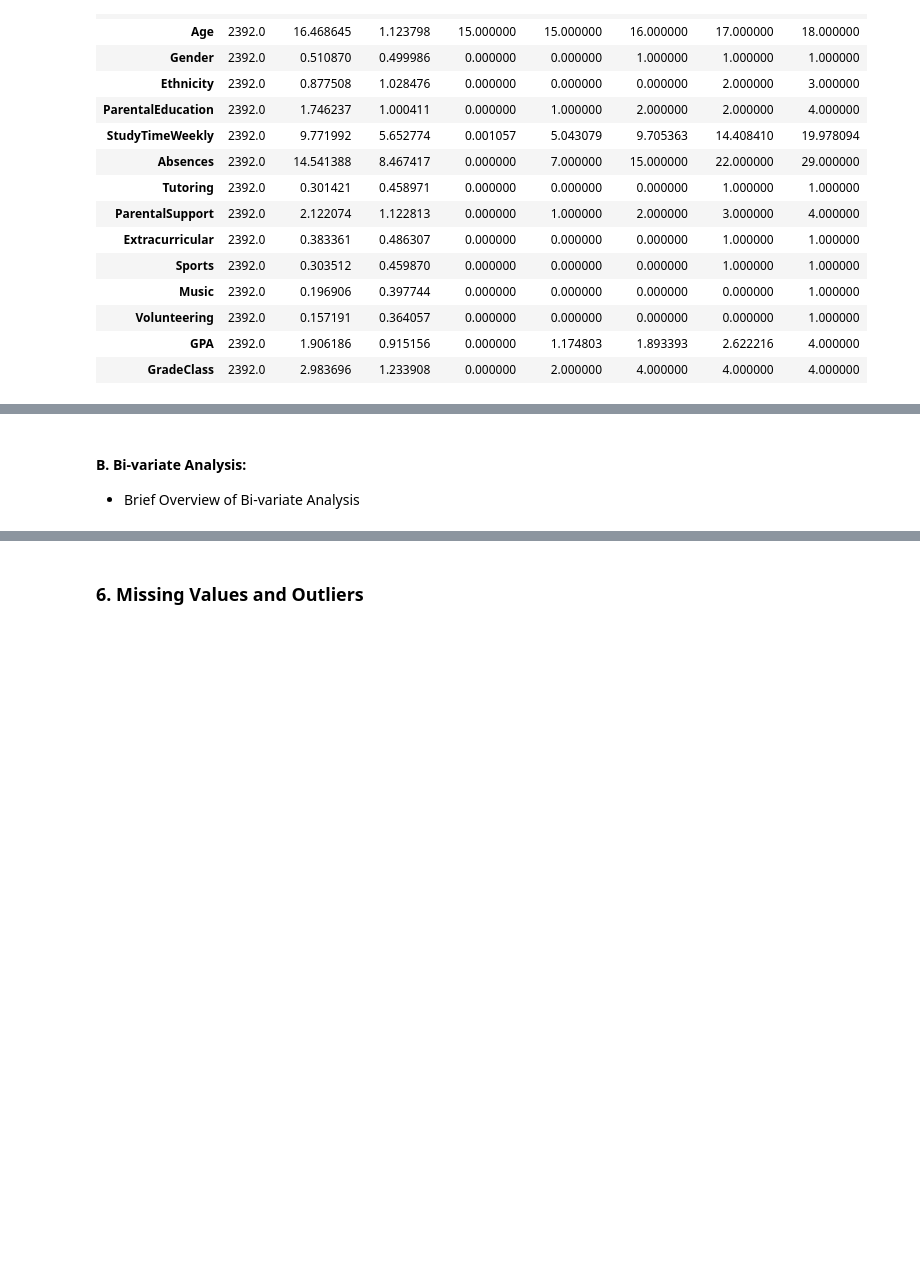
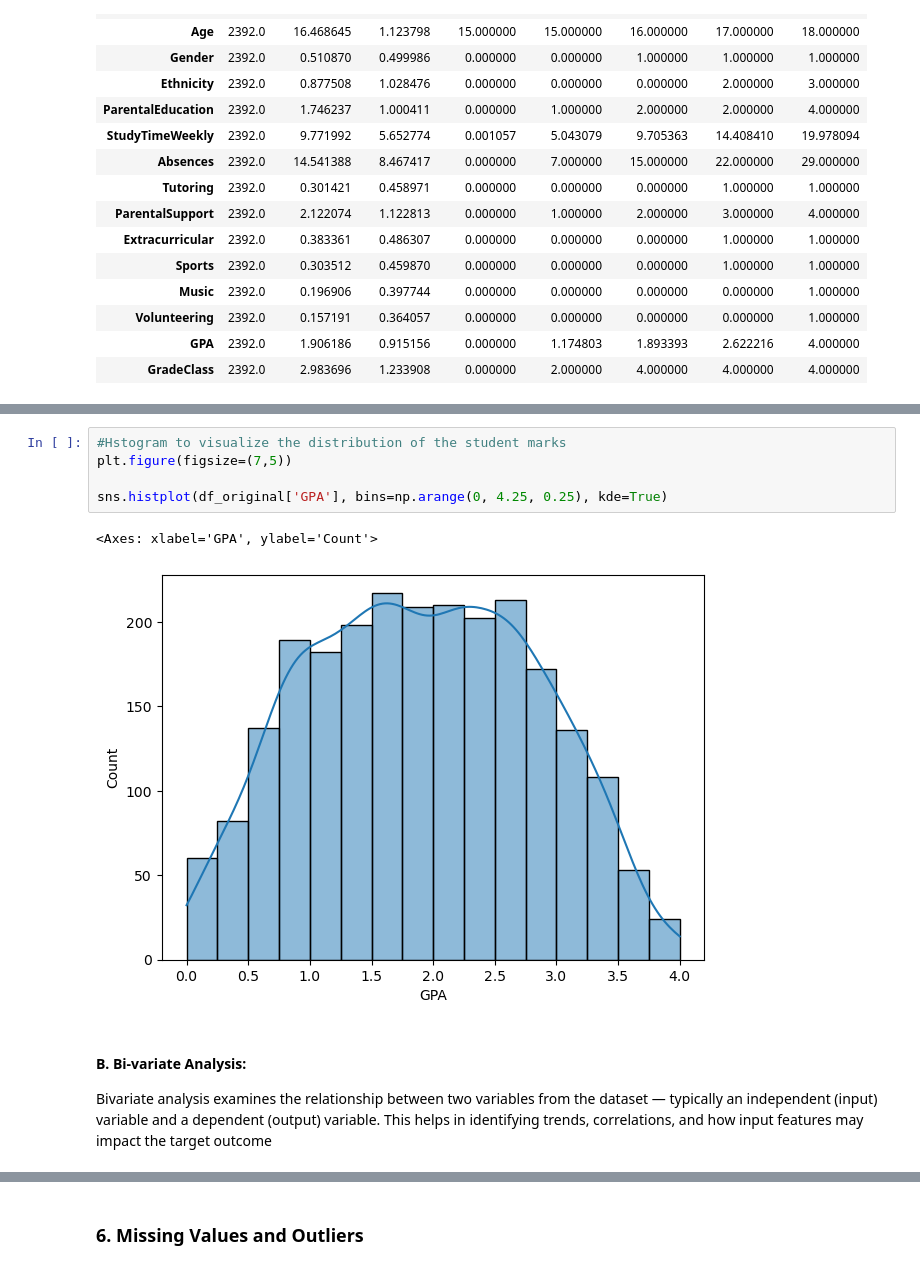
Before and after one commit to KGS577999/Guided-Project, a Jupyter notebook: notebooks/Guided_Project.ipynb, the cells around one changed output, grey strips where cells are left out. Saved outputs shown, nothing was run; the diff lists cells and outputs as text; blank space fills up the shorter version.

```diff
--- a/notebooks/Guided_Project.ipynb
+++ b/notebooks/Guided_Project.ipynb
@@ -123,3 +126,11 @@ We loaded the dataset and explored the basic structure:
+# %%
+#Hstogram to visualize the distribution of the student marks
+plt.figure(figsize=(7,5))
+
+sns.histplot(df_original['GPA'], bins=np.arange(0, 4.25, 0.25), kde=True)
+# %% [output]
+<Axes: xlabel='GPA', ylabel='Count'>
+[figure, added]
 # %% [markdown]
 #### B. Bi-variate Analysis:
-- Brief Overview of Bi-variate Analysis
+Bivariate analysis examines the relationship between two variables from the dataset — typically an independent (input) variable and a dependent (output) variable. This helps in identifying trends, correlations, and how input features may impact the target outcome
```
Also changed, not shown: parts of 9 cells of this notebook.
